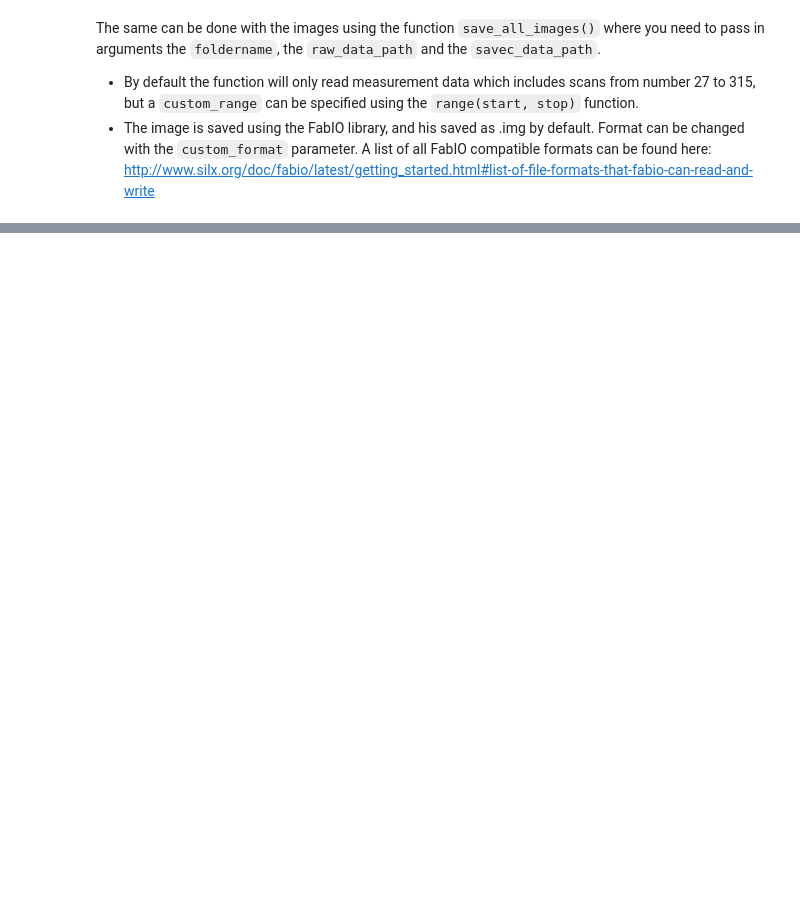
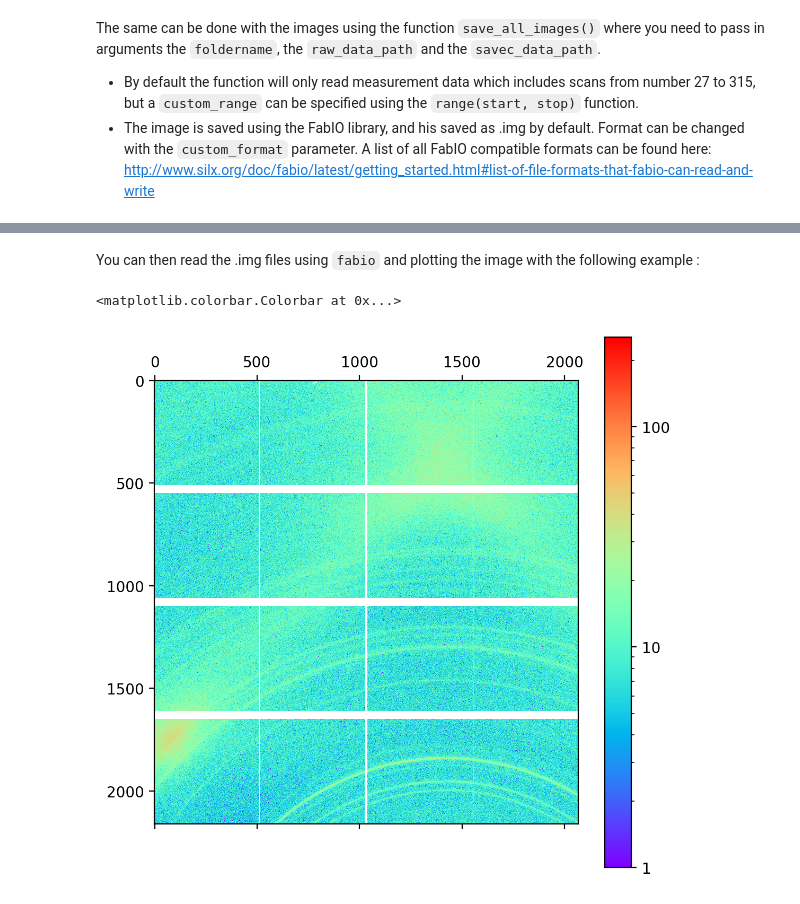
Before and after one commit to Escouflenfer/Extract_ESRF_Data, a Jupyter notebook: Extract_ESRF-Data.ipynb, the cells around one changed output, grey strips where cells are left out. Saved outputs shown, nothing was run; the diff lists cells and outputs as text; code cells hidden in the pictures; blank space fills up the shorter version.

Commit message:
added single .img image file display using fabio

```diff
--- a/Extract_ESRF-Data.ipynb
+++ b/Extract_ESRF-Data.ipynb
@@ -97,0 +98,21 @@ All CdTe data saved in ESRF_data/SAVED_DATA/CeCo_2-7 succesfully !
+# %% [markdown]
+You can then read the .img files using `fabio` and plotting the image with the following example :
+# %%
+# Reads .img files with fabio and display with pylab
+import fabio
+import pathlib as pl
+from pylab import figure, cm
+from matplotlib.colors import LogNorm
+
+
+filepath = pl.Path("ESRF_data/SAVED_DATA/CeCoZn_2-7/CeCoZn_2-7_80.img")
+img_file = fabio.open(filepath)
+
+f = figure(figsize=(5, 5), dpi=200)
+ax = f.add_axes([0, 0, 1, 1])
+#im = ax.matshow(img_file.data, cmap=cm.rainbow) # Linear scale
+im = ax.matshow(img_file.data, cmap=cm.rainbow, norm=LogNorm(vmin=1, vmax=255)) # Log scale
+f.colorbar(im, format='%1.0f')
+# %% [output]
+<matplotlib.colorbar.Colorbar at 0x...>
+[figure, added]
```
Also changed, not shown: parts of 5 cells of this notebook.
